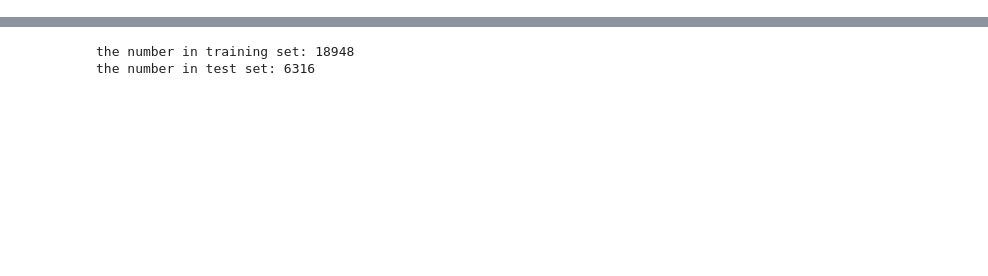
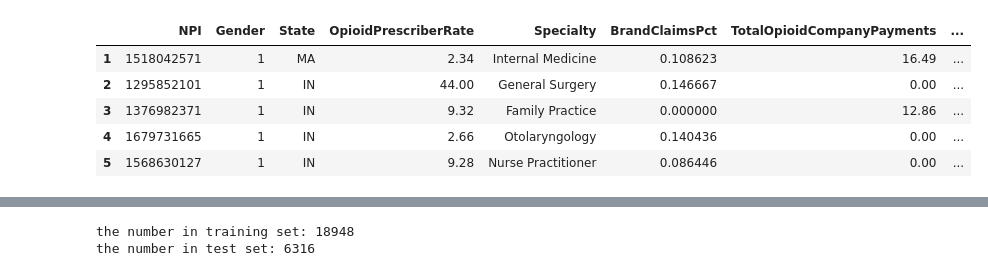
Before and after one commit to d80p/grainysquare, a Jupyter notebook: test.ipynb, the cells around one changed output, grey strips where cells are left out. Drawn from its saved outputs; the diff is of its cells as text; code cells hidden in the pictures; blank space fills up the shorter version.

```diff
--- a/test.ipynb
+++ b/test.ipynb
@@ -61,0 +75,15 @@ dtype: int64
+# %%
+df["State"] = df["State"].astype('category')
+df["Specialty"] = df["Specialty"].astype('category')
+df["Gender"] = df["Gender"].astype('category')
+df["state_cat"] = df["State"].cat.codes
+df["speciality_cat"] = df["Specialty"].cat.codes
+df["Gender"] = df["Gender"].cat.codes
+df.head()
+# %% [output]
+|  | NPI | Gender | State | OpioidPrescriberRate | Specialty | BrandClaimsPct | TotalOpioidCompanyPayments | ... |
+| 1 | 1518042571 | 1 | MA | 2.34 | Internal Medicine | 0.108623 | 16.49 | ... |
+| 2 | 1295852101 | 1 | IN | 44.00 | General Surgery | 0.146667 | 0.00 | ... |
+| 3 | 1376982371 | 1 | IN | 9.32 | Family Practice | 0.000000 | 12.86 | ... |
+| 4 | 1679731665 | 1 | IN | 2.66 | Otolaryngology | 0.140436 | 0.00 | ... |
+| 5 | 1568630127 | 1 | IN | 9.28 | Nurse Practitioner | 0.086446 | 0.00 | ... |
```
Also changed, not shown: parts of 23 cells of this notebook.
